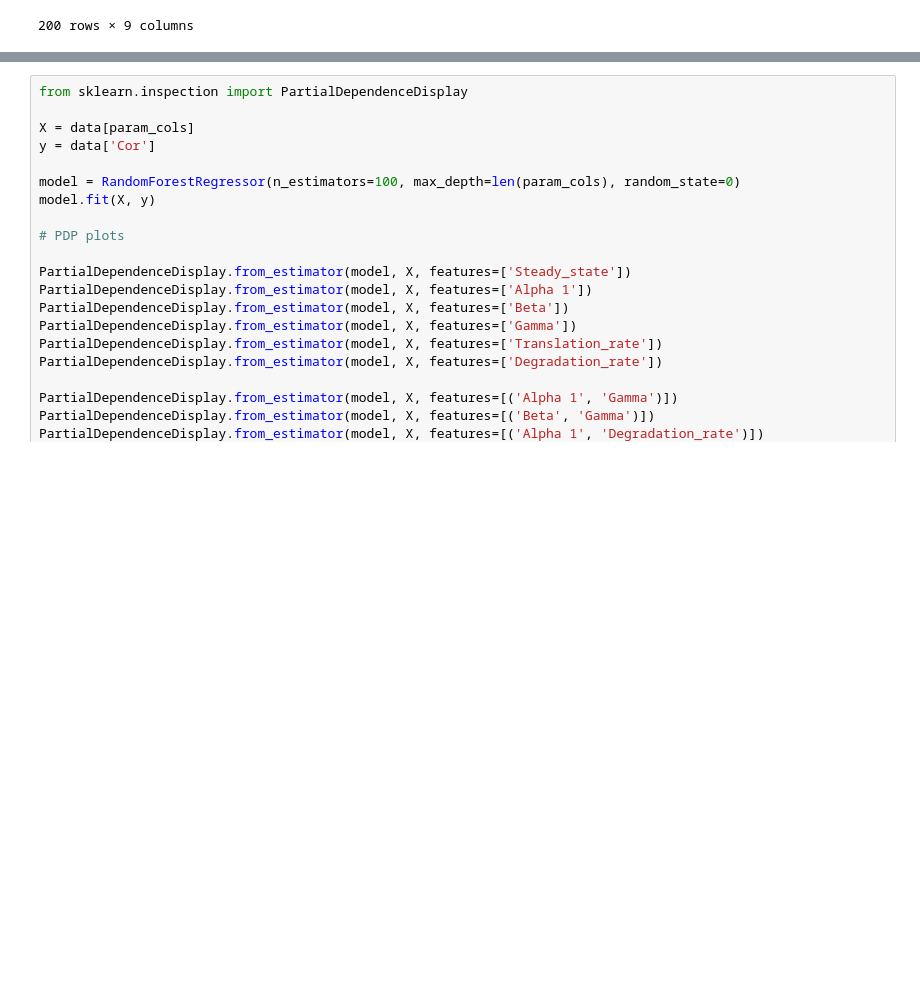
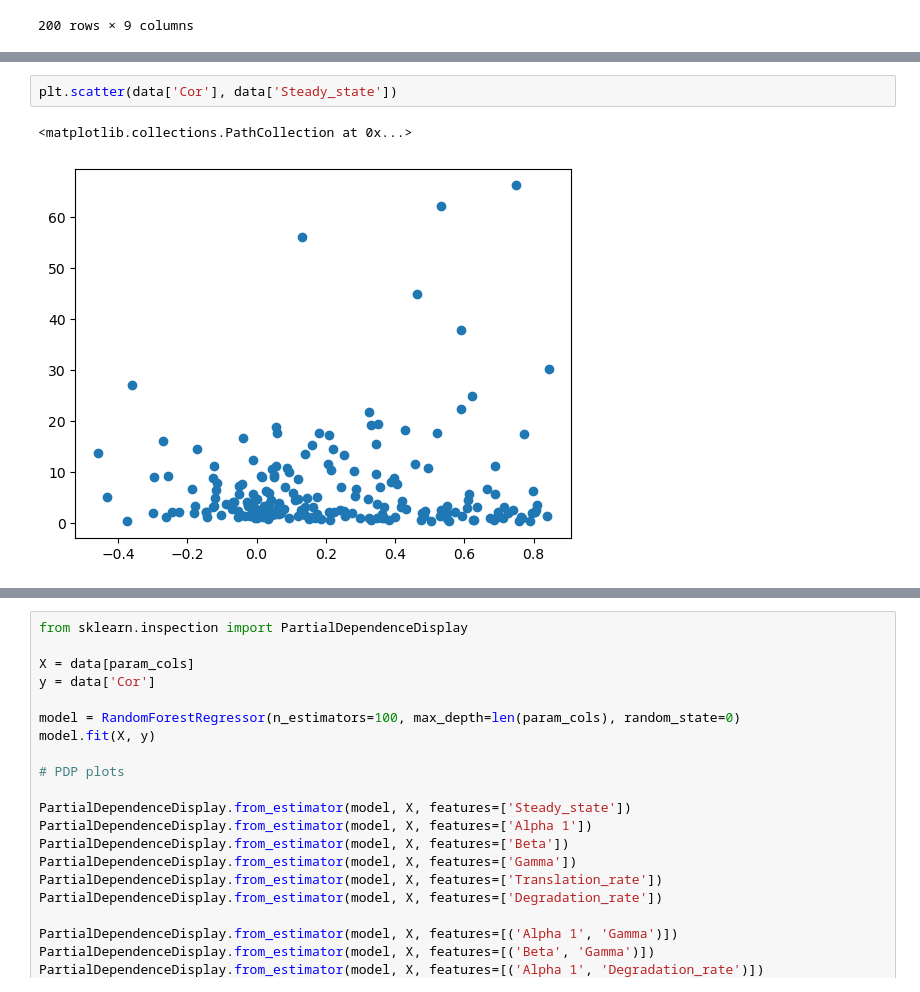
Before and after one commit to reliscu/chronocell_simulations, a Jupyter notebook: simulate_data.ipynb, the cells around one changed output, grey strips where cells are left out. Saved outputs shown, nothing was run; the diff lists cells and outputs as text; blank space fills up the shorter version.

```diff
--- a/simulate_data.ipynb
+++ b/simulate_data.ipynb
@@ -315,3 +315,8 @@ plt.show()
+# %%
+plt.scatter(data['Cor'], data['Steady_state'])
+# %% [output]
+<matplotlib.collections.PathCollection at 0x...>
+[figure, added]
 # %%
 sns.pairplot(data, vars=param_cols, hue='Cor', palette='viridis')
 # %% [output]
```
Also changed, not shown: parts of 3 cells of this notebook.
